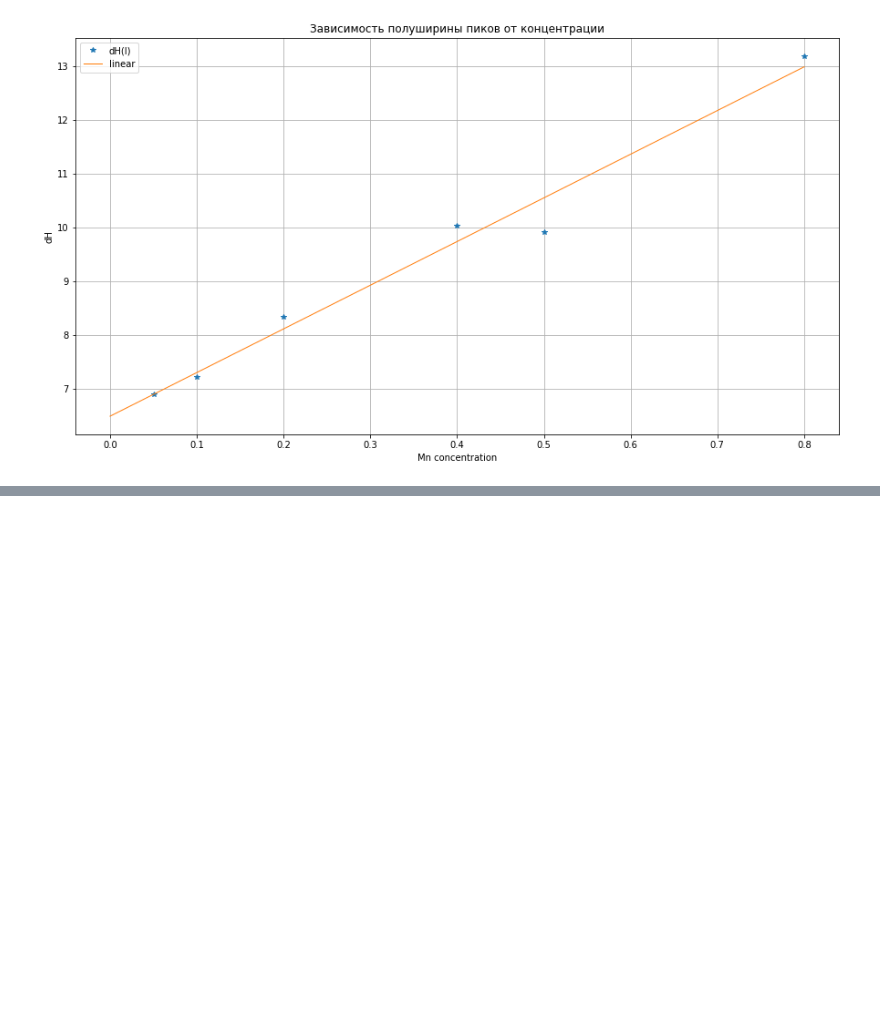
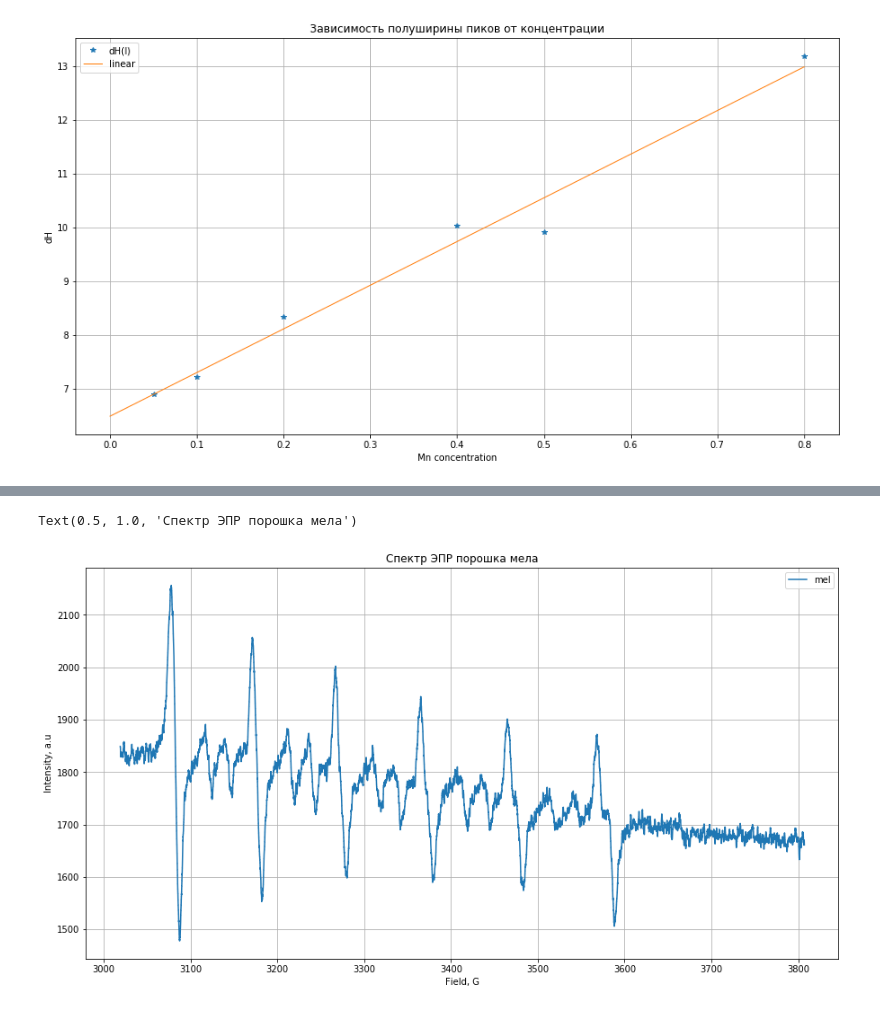
Before and after one commit to PKalashnikov12/EPR, a Jupyter notebook: EPR.ipynb, the cells around one changed output, grey strips where cells are left out. Drawn from its saved outputs; the diff is of its cells as text; code cells hidden in the pictures; blank space fills up the shorter version.

```diff
--- a/EPR.ipynb
+++ b/EPR.ipynb
@@ -225,0 +293,17 @@ Text(0.5, 1.0, 'Зависимость полуширины пиков от ко
+# %%
+mel = pd.read_csv("3-2_Mel_1000mA_x50.epr.txt", sep = "\t", names  = ['Field', 'intensity'],skiprows=[0])
+xmel = mel['Field']
+ymel = mel['intensity']
+# %%
+plt.figure(figsize=(15, 8)) # можно указать явно ширину и высоту графика (строчка не обязательна)\n",
+plt.plot(xmel,ymel, label='mel')
+plt.legend() # показывать легенду,
+plt.grid() # включить отрисовку сетки c определенными параметрами\n",
+plt.yticks() # можно явно указать, как подписывать ось\n",
+plt.xticks()
+plt.xlabel('Field, G')
+plt.ylabel('Intensity, a.u')
+plt.title('Спектр ЭПР порошка мела')
+# %% [output]
+Text(0.5, 1.0, 'Спектр ЭПР порошка мела')
+[figure, added]
```
Also changed, not shown: parts of 8 cells of this notebook.
